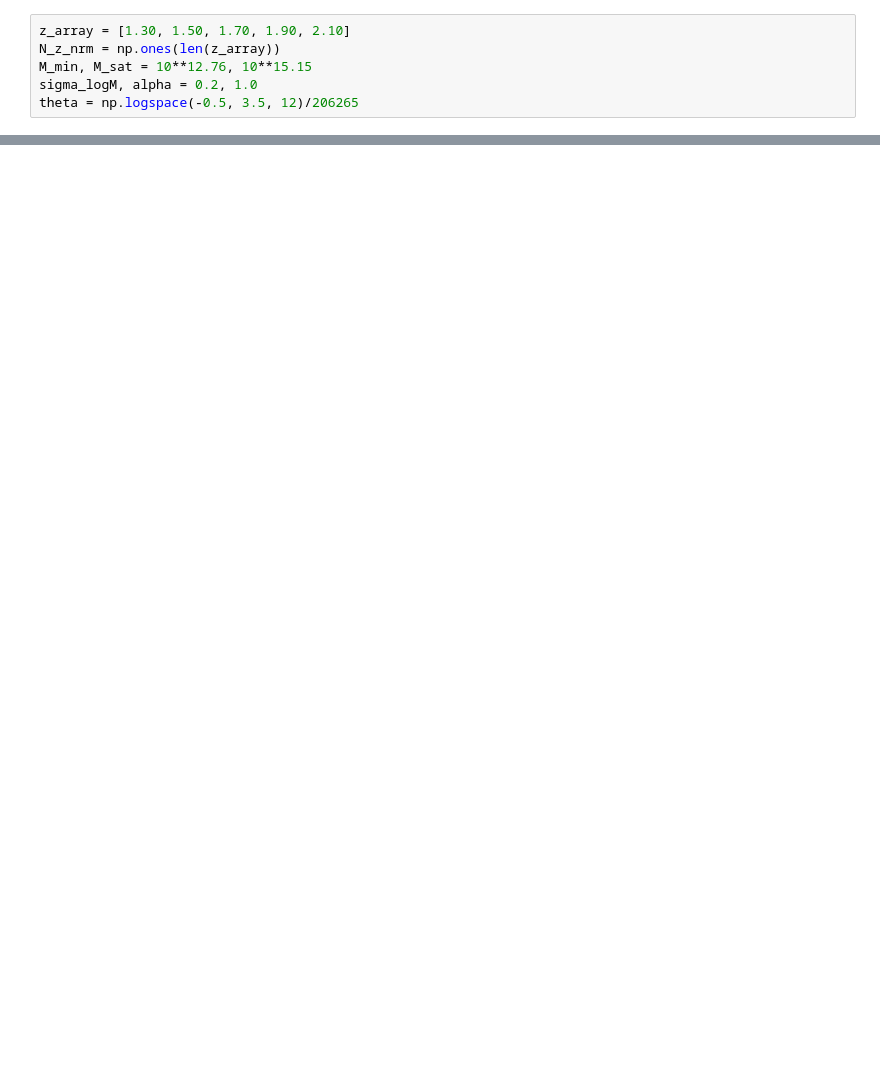
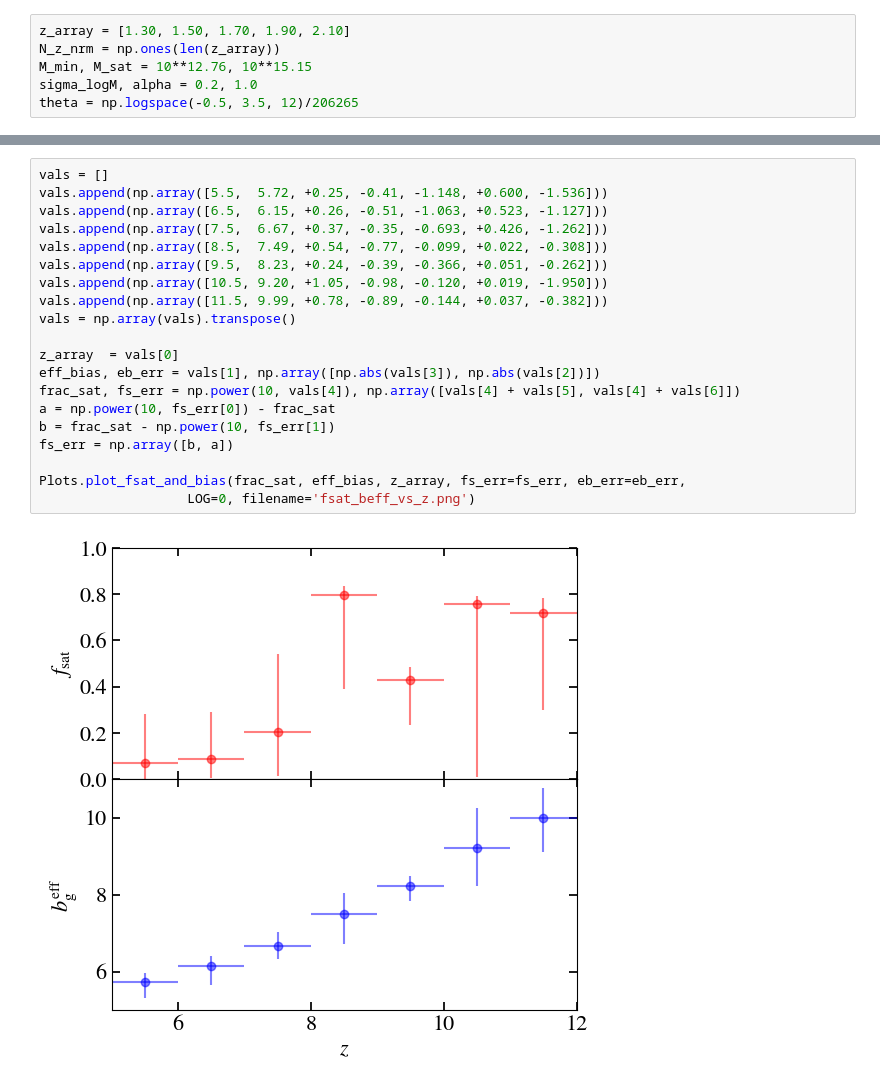
Before and after one commit to Ferr013/ACFHOD, a Jupyter notebook: notebook.ipynb, the cells around one changed output, grey strips where cells are left out. Drawn from its saved outputs; the diff is of its cells as text; blank space fills up the shorter version.

```diff
--- a/notebook.ipynb
+++ b/notebook.ipynb
@@ -22,0 +41,22 @@ Plots.plot_ACF(theta, o1, o2)
+# %%
+vals = []
+vals.append(np.array([5.5,  5.72, +0.25, -0.41, -1.148, +0.600, -1.536]))
+vals.append(np.array([6.5,  6.15, +0.26, -0.51, -1.063, +0.523, -1.127]))
+vals.append(np.array([7.5,  6.67, +0.37, -0.35, -0.693, +0.426, -1.262]))
+vals.append(np.array([8.5,  7.49, +0.54, -0.77, -0.099, +0.022, -0.308]))
+vals.append(np.array([9.5,  8.23, +0.24, -0.39, -0.366, +0.051, -0.262]))
+vals.append(np.array([10.5, 9.20, +1.05, -0.98, -0.120, +0.019, -1.950]))
+vals.append(np.array([11.5, 9.99, +0.78, -0.89, -0.144, +0.037, -0.382]))
+vals = np.array(vals).transpose()
+
+z_array  = vals[0]
+eff_bias, eb_err = vals[1], np.array([np.abs(vals[3]), np.abs(vals[2])])
+frac_sat, fs_err = np.power(10, vals[4]), np.array([vals[4] + vals[5], vals[4] + vals[6]])
+a = np.power(10, fs_err[0]) - frac_sat
+b = frac_sat - np.power(10, fs_err[1])
+fs_err = np.array([b, a])
+
+Plots.plot_fsat_and_bias(frac_sat, eff_bias, z_array, fs_err=fs_err, eb_err=eb_err,
+                   LOG=0, filename='fsat_beff_vs_z.png')
+# %% [output]
+[figure, added]
```
Also changed, not shown: parts of 3 cells of this notebook, 15 other files.
